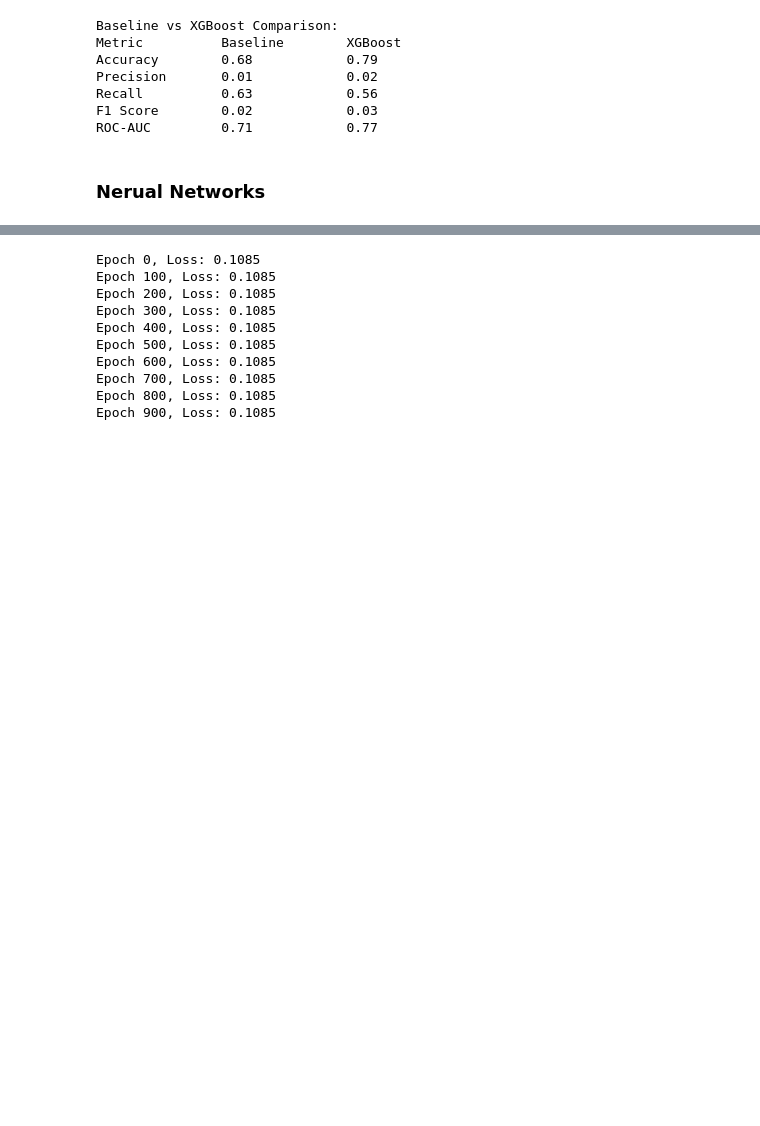
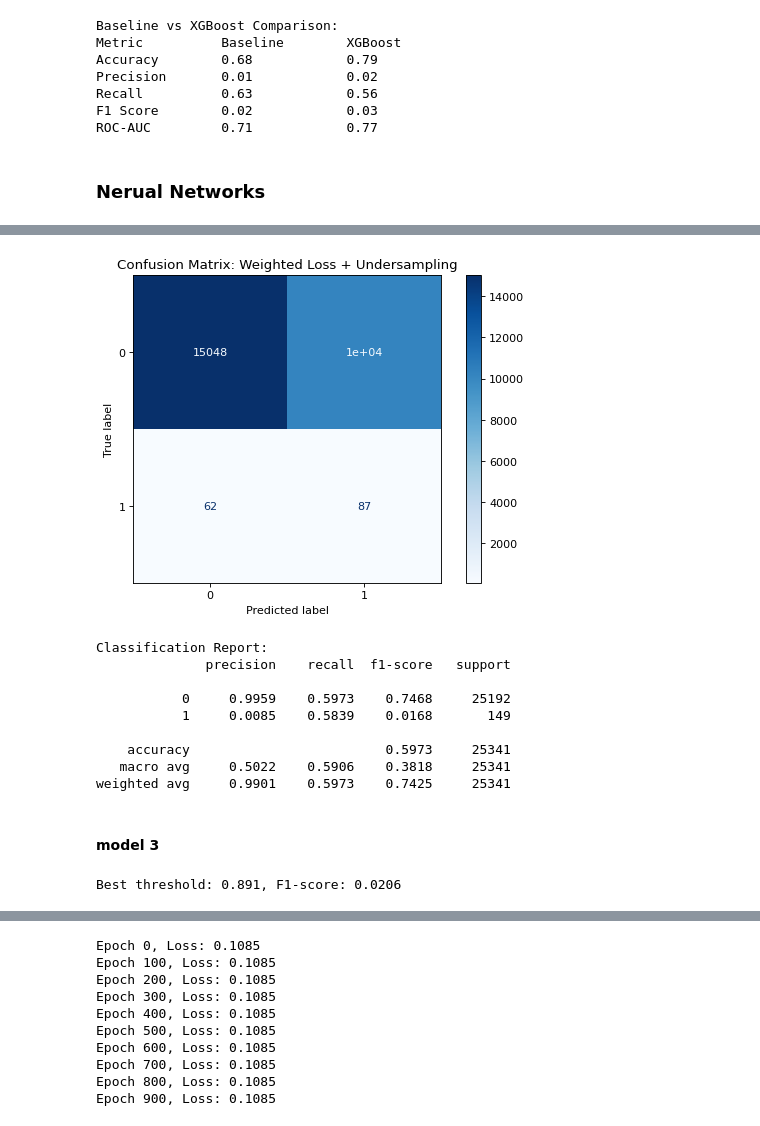
Before and after one commit to AwuoeZYC/Project_2, a Jupyter notebook: project2-neuro.ipynb, the cells around one changed output, grey strips where cells are left out. Cells and saved outputs as stored; diff of their text form; code cells hidden in the pictures; blank space fills up the shorter version.

Commit message:
nn model 1-4

```diff
--- a/project2-neuro.ipynb
+++ b/project2-neuro.ipynb
@@ -759,0 +876,15 @@ ROC-AUC         0.71            0.77
+# %%
+from sklearn.preprocessing import StandardScaler
+
+# 标准化
+scaler = StandardScaler()
+X_balanced_scaled = scaler.fit_transform(X_balanced)
+X_test_scaled = scaler.transform(X_test_processed)
+
+# 自动计算正类权重
+pos_weight = (y_balanced == 0).sum() / (y_balanced == 1).sum()
+print(f"Using pos_weight = {pos_weight:.2f}")
+
+# 初始化并训练神经网络
+nn = NeuralNetwork(layer_dims=[X_balanced_scaled.shape[1], 64, 32, 1], activation='relu')
+nn.fit(X_balanced_scaled, y_balanced, epochs=1000, lr=0.01, verbose=True, pos_weight=pos_weight)
@@ -759,0 +903,30 @@ ROC-AUC         0.71            0.77
+# %%
+# 获取预测概率
+y_prob = nn.forward(X_test_scaled)[0].T
+y_pred = (y_prob > 0.5).astype(int)
+
+from sklearn.metrics import confusion_matrix, ConfusionMatrixDisplay, classification_report
+import matplotlib.pyplot as plt
+
+# 混淆矩阵
+disp = ConfusionMatrixDisplay(confusion_matrix(y_test, y_pred))
+disp.plot(cmap="Blues")
+plt.title("Confusion Matrix: Weighted Loss + Undersampling")
+plt.show()
+
+# 分类评估
+print("Classification Report:")
+print(classification_report(y_test, y_pred, digits=4))
+# %% [output]
+[figure, added]
+Classification Report:
+              precision    recall  f1-score   support
+
+           0     0.9959    0.5973    0.7468     25192
+           1     0.0085    0.5839    0.0168       149
+
+    accuracy                         0.5973     25341
+   macro avg     0.5022    0.5906    0.3818     25341
+weighted avg     0.9901    0.5973    0.7425     25341
+# %% [markdown]
+#### model 3
@@ -759,0 +1067,18 @@ ROC-AUC         0.71            0.77
+# %%
+from sklearn.metrics import f1_score
+
+best_f1 = 0
+best_threshold = 0.5
+best_pred = None
+
+for t in np.linspace(0.01, 0.99, 100):
+    pred = (y_proba > t).astype(int)
+    f1 = f1_score(y_test, pred)
+    if f1 > best_f1:
+        best_f1 = f1
+        best_threshold = t
+        best_pred = pred
+
+print(f"Best threshold: {best_threshold:.3f}, F1-score: {best_f1:.4f}")
+# %% [output]
+Best threshold: 0.891, F1-score: 0.0206
```
Also changed, not shown: parts of 21 cells of this notebook.
